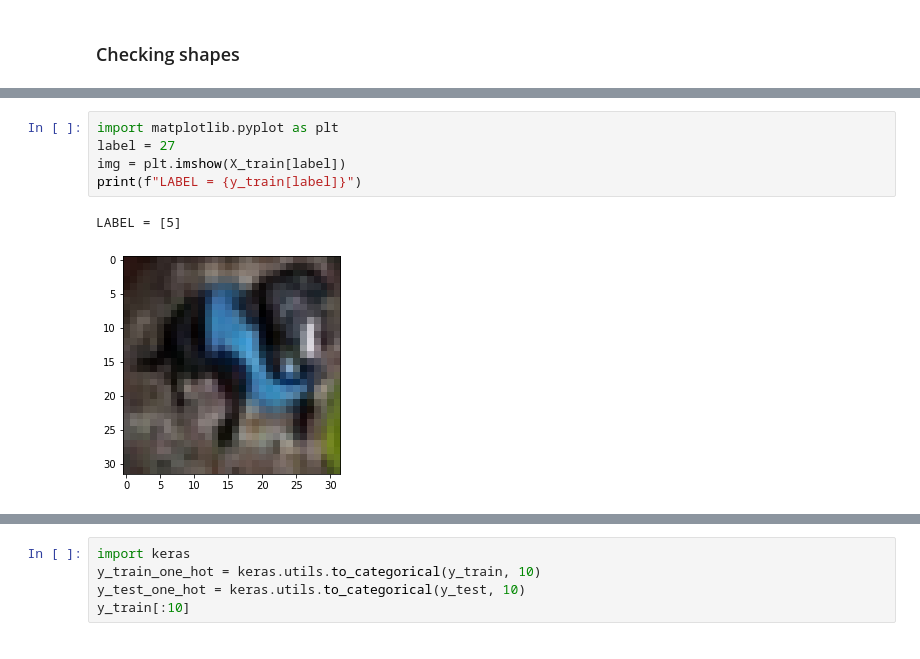
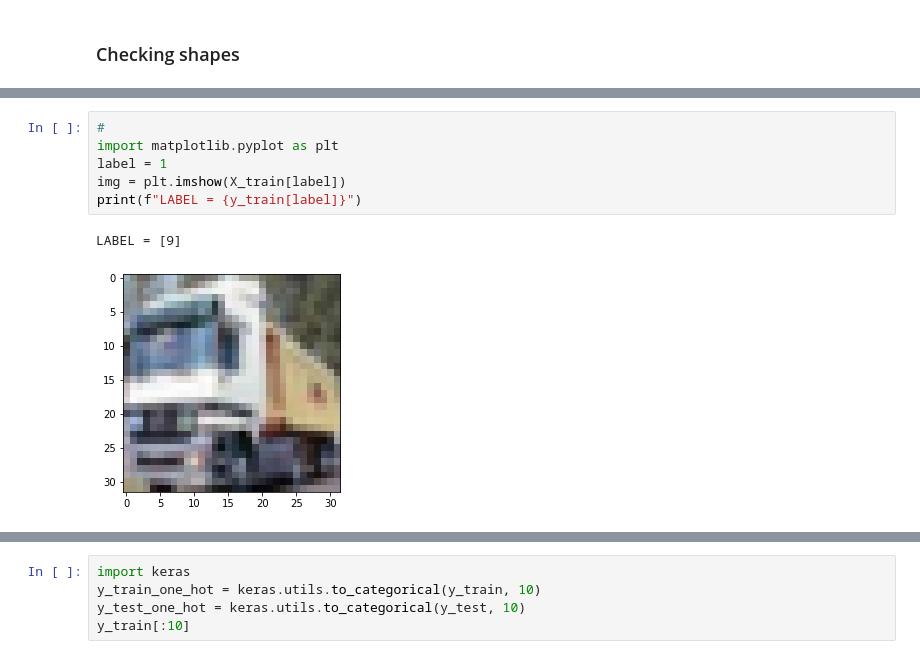
Before and after one commit to roxxuz/blue-ml-predict, a Jupyter notebook: models/1st_model.ipynb, the cells around one changed output, grey strips where cells are left out. Cells and saved outputs as stored; diff of their text form.

```diff
--- a/models/1st_model.ipynb
+++ b/models/1st_model.ipynb
@@ -21,11 +29,12 @@ y_train shape: (50000, 1)
 # %%
+#
 import matplotlib.pyplot as plt
-label = 27
+label = 1
 img = plt.imshow(X_train[label])
 print(f"LABEL = {y_train[label]}")
 # %% [output]
-LABEL = [5]
+LABEL = [9]
-[figure, old version]
+[figure, new version]
 # %% [markdown]
 <img src="labels.png" alt="Drawing" style="width: 300px;"/>
 # %%
```
Also changed, not shown: parts of 6 cells of this notebook.
